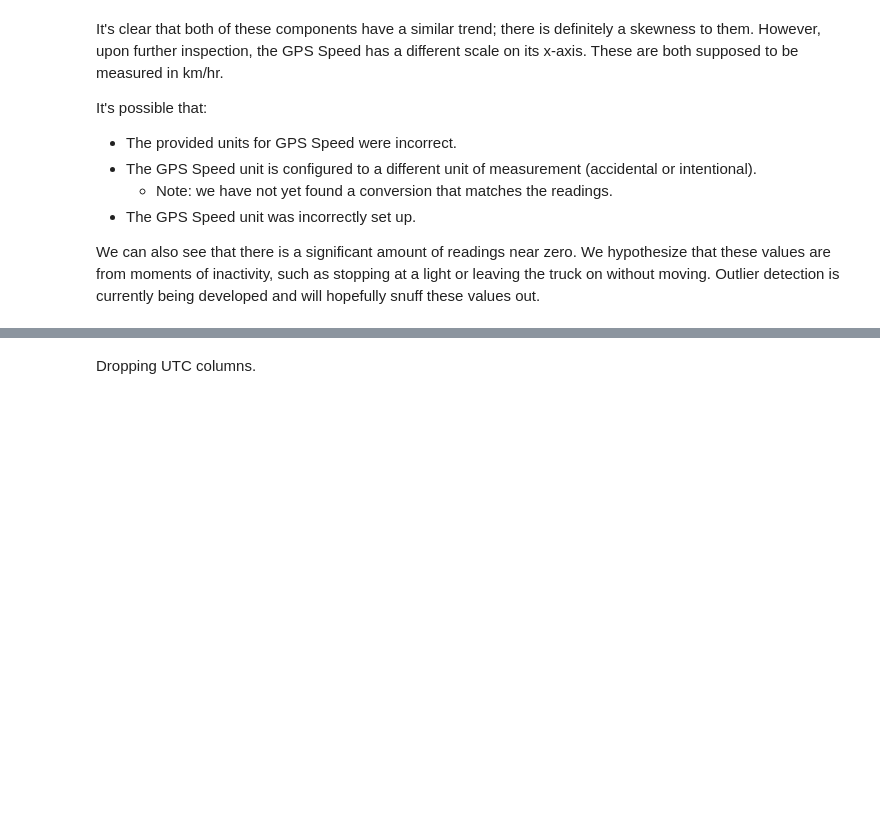
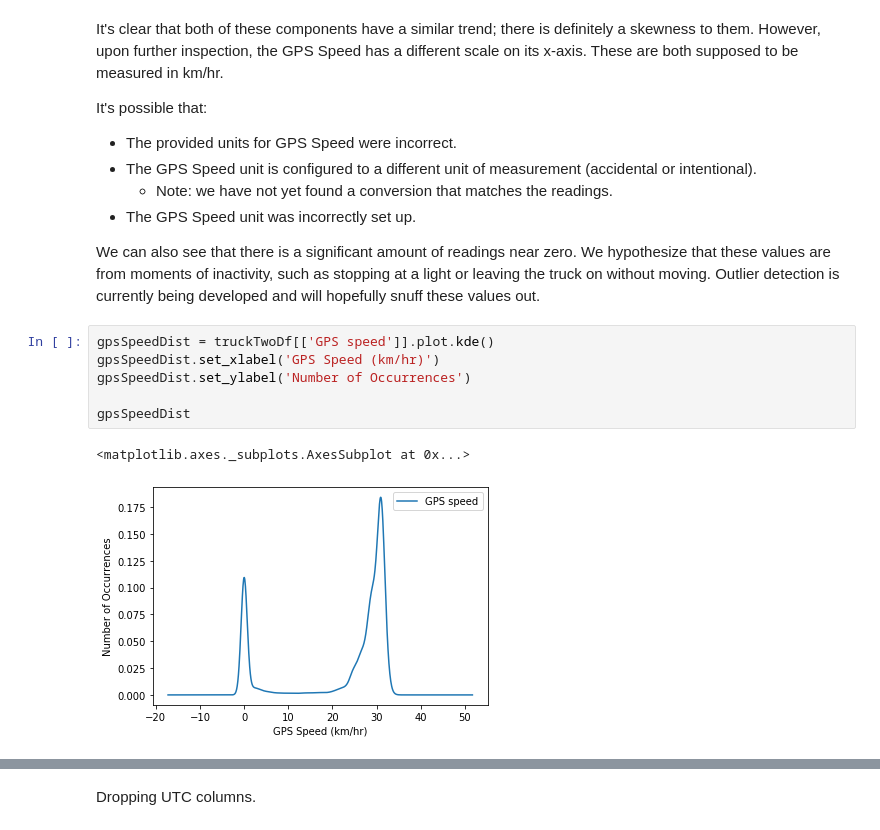
Before and after one commit to UNCG-CSE/Volvo_Truck_Analytics, a Jupyter notebook: src/Truck2GpsVsWheelBased.ipynb, the cells around one changed output, grey strips where cells are left out. Cells and saved outputs as stored; diff of their text form; blank space fills up the shorter version.

Commit message:
Added initial, raw Truck2 data modeling for GPS Speed and WheelBasedVehicleSpeed.

```diff
--- a/src/Truck2GpsVsWheelBased.ipynb
+++ b/src/Truck2GpsVsWheelBased.ipynb
@@ -134,3 +135,12 @@ It's possible that:
 - The GPS Speed unit was incorrectly set up.
 
 We can also see that there is a significant amount of readings near zero. We hypothesize that these values are from moments of inactivity, such as stopping at a light or leaving the truck on without moving. Outlier detection is currently being developed and will hopefully snuff these values out.
+# %%
+gpsSpeedDist = truckTwoDf[['GPS speed']].plot.kde()
+gpsSpeedDist.set_xlabel('GPS Speed (km/hr)')
+gpsSpeedDist.set_ylabel('Number of Occurrences')
+
+gpsSpeedDist
+# %% [output]
+<matplotlib.axes._subplots.AxesSubplot at 0x...>
+[figure, added]
```
Also changed, not shown: parts of 9 cells of this notebook, 4 other files.
